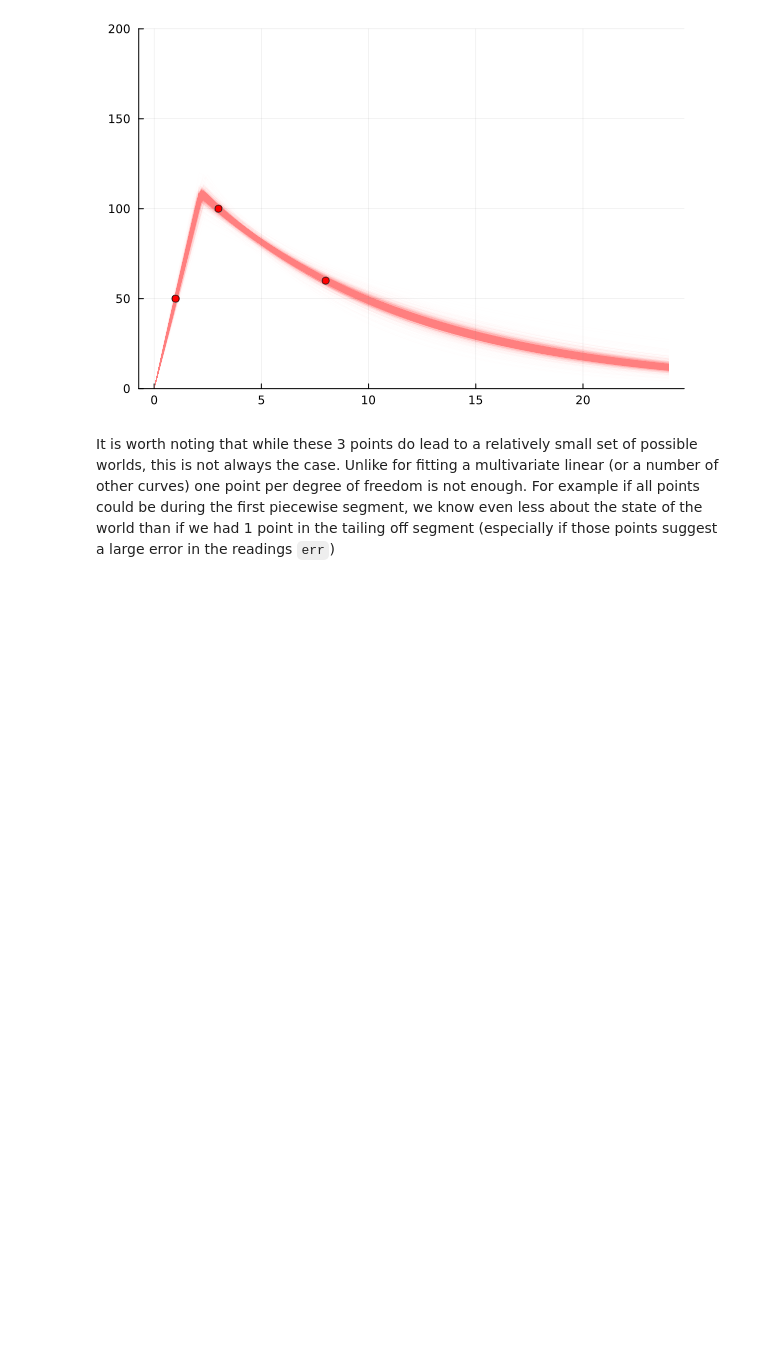
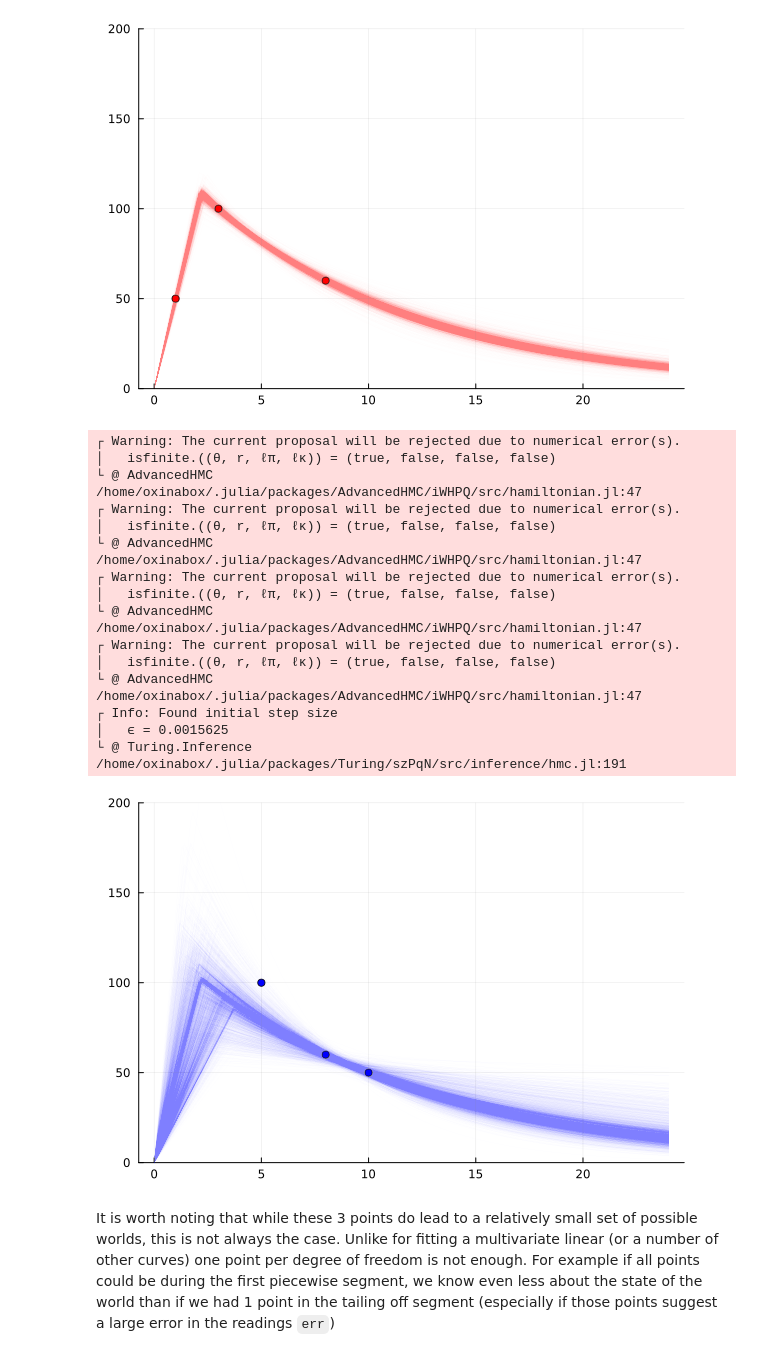
Before and after one commit to oxinabox/oxinabox.github.io, a Jupyter notebook: notebook_posts/Estimating Estrogen.ipynb, the cells around one changed output. Saved outputs shown, nothing was run; the diff lists cells and outputs as text; code cells hidden in the pictures; blank space fills up the shorter version.

```diff
--- a/notebook_posts/Estimating Estrogen.ipynb
+++ b/notebook_posts/Estimating Estrogen.ipynb
@@ -400,6 +400,42 @@ plot!()
 │   ϵ = 0.003125
 └ @ Turing.Inference /home/oxinabox/.julia/packages/Turing/szPqN/src/inference/hmc.jl:191
 [figure]
+# %%
+model = single_dose_model() | (;c5=100, c8=60, c10=50)
+chain=sample(model, NUTS(), 4_000)
+
+scatter(
+    [5, 8, 10], [100, 60, 50],
+    label="A200 actual", markercolor=:blue,
+    legend=false
+)
+
+for samp in rowtable(chain)
+    f = single_dose(samp.c_max, samp.halflife, samp.t_max)
+    plot!(
+        0:0.1:24, f,
+        linewidth=1,
+        linealpha=0.005, linecolor=:blue, yrange=(0,200),
+    )
+end
+plot!()
+# %% [output]
+┌ Warning: The current proposal will be rejected due to numerical error(s).
+│   isfinite.((θ, r, ℓπ, ℓκ)) = (true, false, false, false)
+└ @ AdvancedHMC /home/oxinabox/.julia/packages/AdvancedHMC/iWHPQ/src/hamiltonian.jl:47
+┌ Warning: The current proposal will be rejected due to numerical error(s).
+│   isfinite.((θ, r, ℓπ, ℓκ)) = (true, false, false, false)
+└ @ AdvancedHMC /home/oxinabox/.julia/packages/AdvancedHMC/iWHPQ/src/hamiltonian.jl:47
+┌ Warning: The current proposal will be rejected due to numerical error(s).
+│   isfinite.((θ, r, ℓπ, ℓκ)) = (true, false, false, false)
+└ @ AdvancedHMC /home/oxinabox/.julia/packages/AdvancedHMC/iWHPQ/src/hamiltonian.jl:47
+┌ Warning: The current proposal will be rejected due to numerical error(s).
+│   isfinite.((θ, r, ℓπ, ℓκ)) = (true, false, false, false)
+└ @ AdvancedHMC /home/oxinabox/.julia/packages/AdvancedHMC/iWHPQ/src/hamiltonian.jl:47
+┌ Info: Found initial step size
+│   ϵ = 0.0015625
+└ @ Turing.Inference /home/oxinabox/.julia/packages/Turing/szPqN/src/inference/hmc.jl:191
+[figure, added]
 # %% [markdown]
 It is worth noting that while these 3 points do lead to a relatively small set of possible worlds, this is not always the case.
 Unlike for fitting a multivariate linear (or a number of other curves) one point per degree of freedom is not enough.
```
Also changed, not shown: 1 other file.
